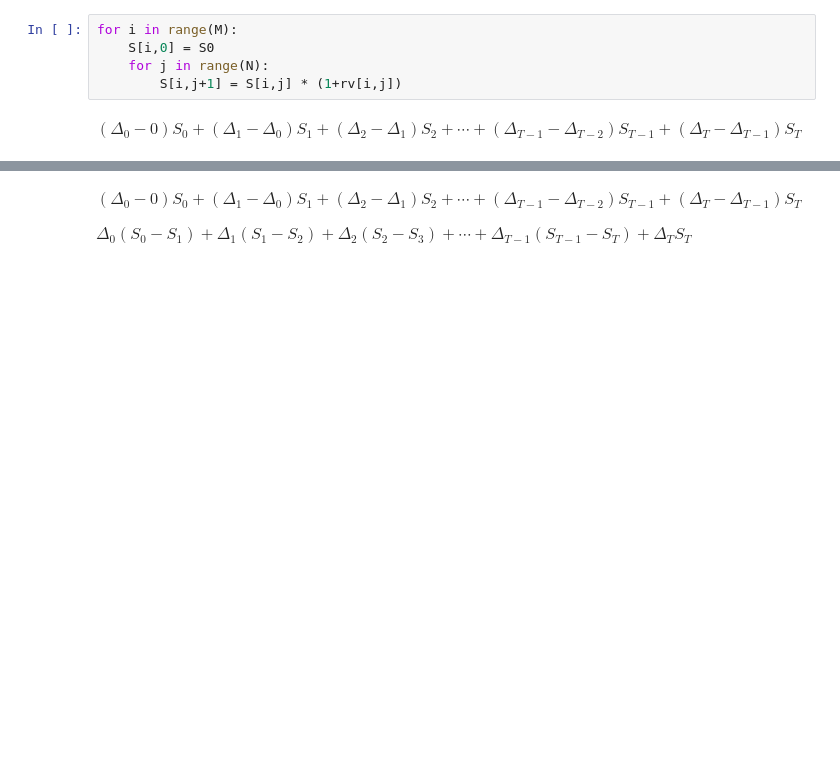
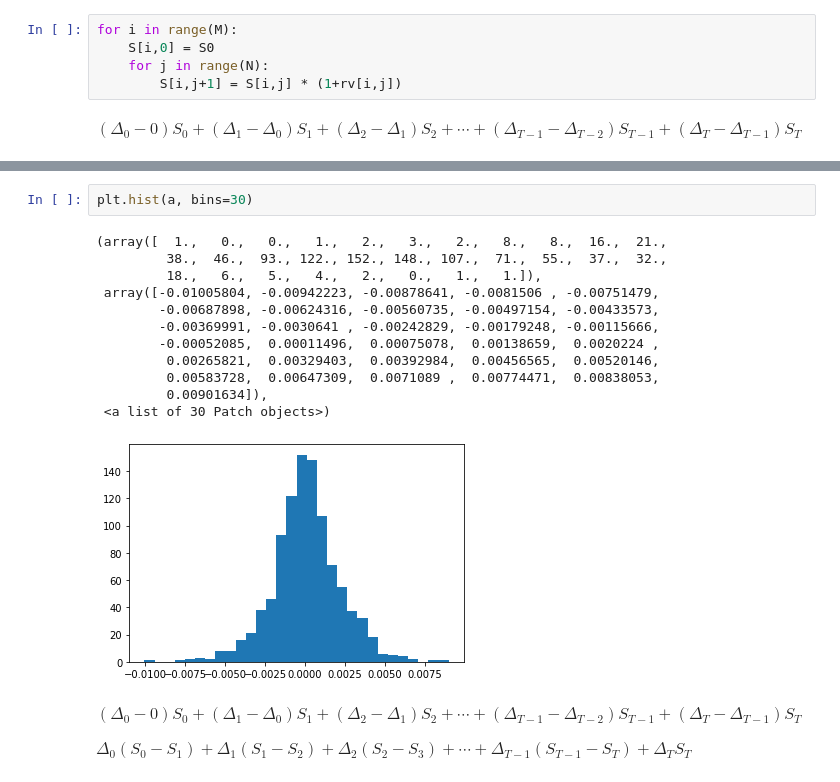
Before and after one commit to Joocheol/Financial-Engineering, a Jupyter notebook: Two_versions_of_delta_hedging.ipynb, the cells around one changed output, grey strips where cells are left out. Saved outputs shown, nothing was run; the diff lists cells and outputs as text; blank space fills up the shorter version.

```diff
--- a/Two_versions_of_delta_hedging.ipynb
+++ b/Two_versions_of_delta_hedging.ipynb
@@ -63,3 +63,18 @@ plt.show()
+# %%
+plt.hist(a, bins=30)
+# %% [output]
+(array([  1.,   0.,   0.,   1.,   2.,   3.,   2.,   8.,   8.,  16.,  21.,
+         38.,  46.,  93., 122., 152., 148., 107.,  71.,  55.,  37.,  32.,
+         18.,   6.,   5.,   4.,   2.,   0.,   1.,   1.]),
+ array([-0.01005804, -0.00942223, -0.00878641, -0.0081506 , -0.00751479,
+        -0.00687898, -0.00624316, -0.00560735, -0.00497154, -0.00433573,
+        -0.00369991, -0.0030641 , -0.00242829, -0.00179248, -0.00115666,
+        -0.00052085,  0.00011496,  0.00075078,  0.00138659,  0.0020224 ,
+         0.00265821,  0.00329403,  0.00392984,  0.00456565,  0.00520146,
+         0.00583728,  0.00647309,  0.0071089 ,  0.00774471,  0.00838053,
+         0.00901634]),
+ <a list of 30 Patch objects>)
+[figure, added]
 # %% [markdown]
 $(\Delta_0 - 0) S_0 + (\Delta_1 - \Delta_0) S_1 + (\Delta_2 - \Delta_1) S_{2} + \cdots + (\Delta_{T-1} - \Delta_{T-2}) S_{T-1}+ (\Delta_{T} - \Delta_{T-1}) S_T$
 
```
Also changed, not shown: parts of 12 cells of this notebook.
